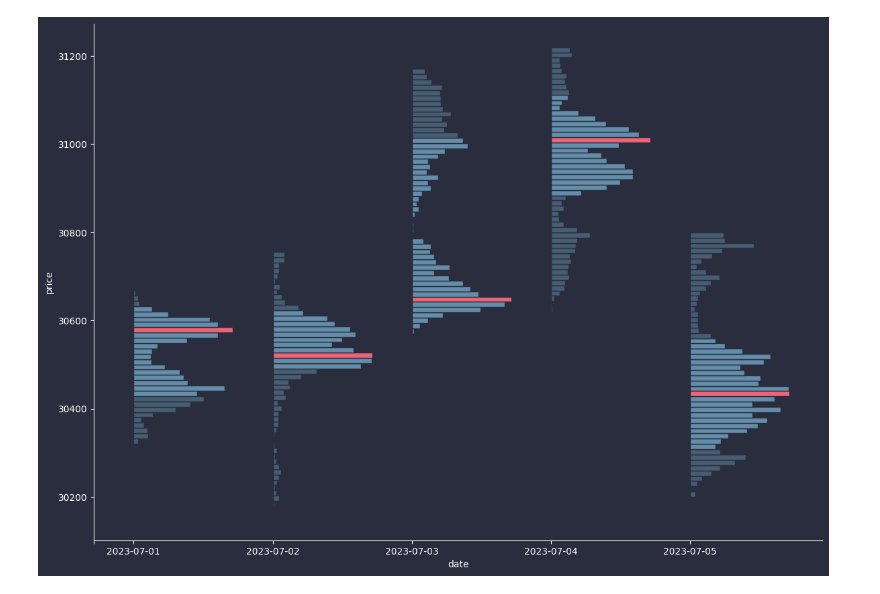
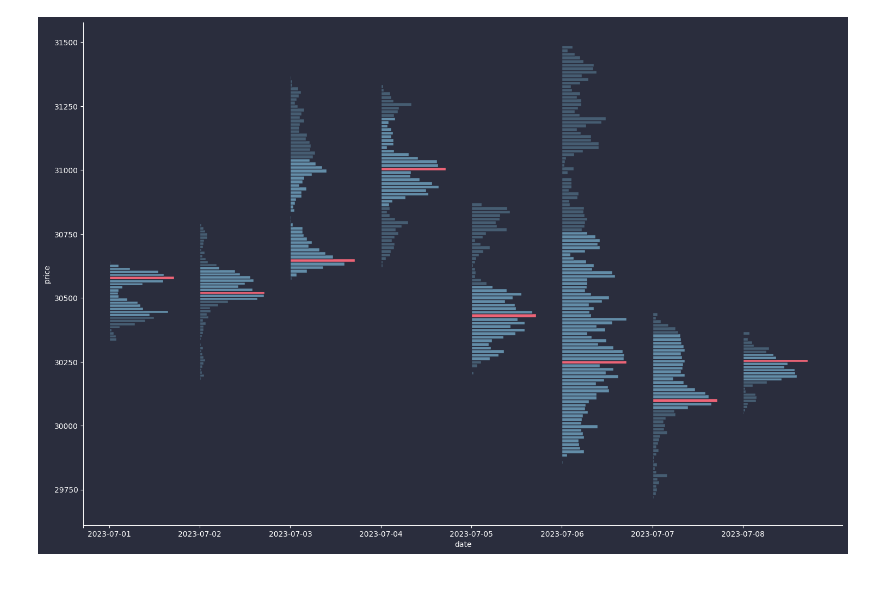
Before and after one commit to Arctek/volprofile, a Jupyter notebook: vol-profile/multipledays.ipynb, the cells around one changed output. Saved outputs shown, nothing was run; the diff lists cells and outputs as text; code cells hidden in the pictures.

Commit message:
Added dynamic days and bin size

```diff
--- a/vol-profile/multipledays.ipynb
+++ b/vol-profile/multipledays.ipynb
@@ -90,15 +104,26 @@ def plot_volume_profile(bins, volume_profile, value_area_low, value_area_high, p
     plt.ylabel('price')
     plt.show()
 # %%
-def create_volume_profile_ticks_standard(data, num_bins,bin_size = 0, minmax_scaler = MinMaxScaler(feature_range = (0,500))):
+
+def create_volume_profile_ticks_standard(data, num_bins = 0, bin_size = 0, minmax_scaler = MinMaxScaler(feature_range = (0,500))):
     # Calculate the price range for binning
     min_price = data['price'].min()
     max_price = data['price'].max()
     price_range = max_price - min_price
 
-    # Calculate the bin size
-    if bin_size ==0:
-        bin_size = price_range / num_bins
+    #calculate bin size if not provided
+    if num_bins != 0:
+        bin_size= int(price_range/num_bins)
+
+    # Calculate the number of bins
+    if bin_size != 0:
+        num_bins = int(price_range/bin_size)
+
+    # calculate the bin size and number of bins dinamically if not provided
+    if num_bins == 0 and bin_size == 0:
+        #use two times the natural log of the price range to calculate the bin size
+        bin_size = 2*round(math.log(price_range),0)
+        num_bins = int(price_range/bin_size)
 
     # Create the bins
     bins = [min_price + i * bin_size for i in range(num_bins + 1)]
@@ -117,52 +142,56 @@ def create_volume_profile_ticks_standard(data, num_bins,bin_size = 0, minmax_sca
     flattened_list = list(chain.from_iterable(volume_profile.reshape(-1, 1)))
 
     return bins[:-1], flattened_list
+# %%
+def date_range(start_date, end_date):
+
+    for ordinal in range(start_date.toordinal(), end_date.toordinal()):
+        yield str(datetime.date.fromordinal(ordinal))
 # %%
-fig,ax = plt.subplots(figsize=(14,10))
+fig,ax = plt.subplots(figsize=(18,12))
 # vol value is used to create an offset between the charts
 # change the vol value to change the offset from the left corner of the chart
 vol_value = 200
 # vol value list starts with 0 to create an offset from the left of the chart.
 vol_value_list = [0,vol_value]
-# TODO: Change the date_list to be dynamic based on a period the user picks
-date_list = ['','2023-07-01','2023-07-02','2023-07-03','2023-07-04','2023-07-05']
-for i in range(1,6):
-    ## TODO: Change the path to the location of the data file so it is dynamic based on a period the user picks
-    df = pd.read_csv(ZipFile("../data/spot/daily/aggTrades/BTCUSDT/BTCUSDT-aggTrades-2023-07-0" + str(i) + ".zip").open("BTCUSDT-aggTrades-2023-07-0" + str(i) + ".csv"), names=["aggregated_id","price","quantity","first_trade_id","last_trade_id","last_timestamp","is_buyer_maker","is_best_match"])
-    num_bins = 50
-    ## TODO: Figure out a way to have this dynamically change
-    bin_size = 12
+date_list = ['']
+for date in date_range(datetime.date(2023, 7, 1), datetime.date(2023, 7, 9)):
+    df = pd.read_csv(ZipFile("../data/spot/daily/aggTrades/BTCUSDT/BTCUSDT-aggTrades-" + date + ".zip").open("BTCUSDT-aggTrades-" + date + ".csv"), names=["aggregated_id","price","quantity","first_trade_id","last_trade_id","last_timestamp","is_buyer_maker","is_best_match"])
+
     # Create volume profile
-    bins, volume_profile = create_volume_profile_ticks_standard(df.copy(), num_bins,bin_size)
+    bins, volume_profile = create_volume_profile_ticks_standard(df.copy())
 
     # Calculate the Value Area (using the function with dual bins)
     percentage = 68
     value_area_low, value_area_high = calculate_value_area_with_highest_dual_bins(bins, volume_profile, percentage)
     colors = ['#EC6477' if bins[i] == calculate_point_of_control(bins, volume_profile) else ('#638DA8' if value_area_low <= bins[i] <= value_area_high else '#638DA880') for i in range(len(bins))]
+
     if vol_value != 0:
-        ax.barh(bins, volume_profile, height=(bins[1]-bins[0]), align='edge', ec='#2A2D3D', color=colors,left = vol_value)
+        ax.barh(bins, volume_profile, height=(bins[1]-bins[0]), align='edge', ec='#2A2D3D', color=colors, left = vol_value)
     else:
         ax.barh(bins, volume_profile, height=(bins[1]-bins[0]), align='edge', ec='#2A2D3D', color=colors)
 
     vol_value += max(volume_profile) + 200
+    # list for plotting the date on the x axis
     vol_value_list.append(vol_value)
+    date_list.append(date)
 
 #interior plot color
 ax.set_facecolor('#2A2D3D')
 #exterior plot color
 fig.set_facecolor('#2A2D3D')
 ax.spines['bottom'].set_color('#FFFFFF')
 ax.spines['top'].set_color('#FFFFFF00')
 ax.spines['left'].set_color('#FFFFFF')
 ax.spines['right'].set_color('#FFFFFF00')
 ax.xaxis.label.set_color('#FFFFFF')
 ax.yaxis.label.set_color('#FFFFFF')
 ax.tick_params(axis='x', colors='#FFFFFF')
 ax.tick_params(axis='y', colors='#FFFFFF')
 ax.set_xticks(vol_value_list[:-1])
 ax.set_xticklabels(date_list)
 plt.xlabel('date')
 plt.ylabel('price')
 plt.show()
 # %% [output]
-[figure, old version]
+[figure, new version]
```
Also changed, not shown: parts of 2 cells of this notebook.
